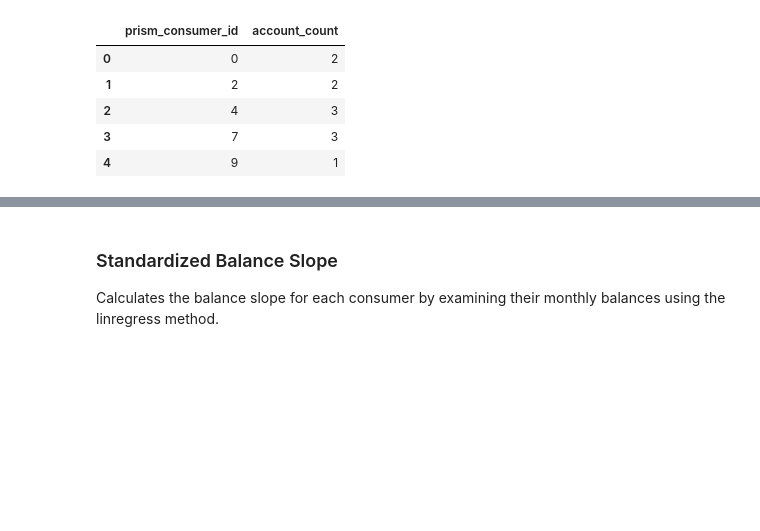
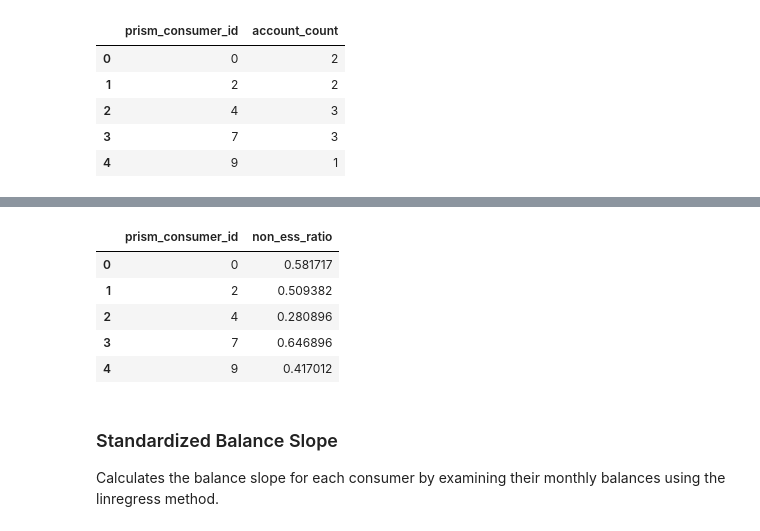
Before and after one commit to JiaDarren/DSC_180A, a Jupyter notebook: notebooks/risk_predictor.ipynb, the cells around one changed output, grey strips where cells are left out. Drawn from its saved outputs; the diff is of its cells as text; code cells hidden in the pictures; blank space fills up the shorter version.

Commit message:
add The Non-Essential Ratio Sheng

```diff
--- a/notebooks/risk_predictor.ipynb
+++ b/notebooks/risk_predictor.ipynb
@@ -184,3 +187,47 @@ account_count.head()
+# %%
+# a list of spending categories considered essential for each consumer.
+essential_lst = ['ACCOUNT_FEES',
+                 'GROCERIES','LOAN',
+                 'CREDIT_CARD_PAYMENT',
+                 'BILLS_UTILITIES',
+                 'AUTOMOTIVE',
+                 'INSURANCE',
+                 'ESSENTIAL_SERVICES',
+                 'HEALTHCARE_MEDICAL',
+                 'PETS','TAX','RENT',
+                 'MORTGAGE', 'CHILD_DEPENDENTS']
+# %%
+# non-essential spending for each consumer based on the defined essential categories.
+def non_essential_ratio(essential_lst, outflows):
+
+    # Create a binary column indicating if the category is essential
+    outflows = outflows.copy()
+    outflows['essential'] = outflows['category_description'].isin(essential_lst).astype(int)
+
+    # Calculate the non-essential ratio for each prism_consumer_id
+    result = (
+        outflows.groupby(['prism_consumer_id', 'essential'])['amount'].sum()
+        .unstack(fill_value=0)
+        .assign(non_ess_ratio=lambda x: x[0] / x.sum(axis=1))
+        .reset_index()
+    )
+
+    id_lst = result['prism_consumer_id'].tolist()
+    ess_ratio = result['non_ess_ratio'].tolist()
+    df = pd.DataFrame({'prism_consumer_id': id_lst, 'non_ess_ratio': ess_ratio})
+
+    return df
+# %%
+non_essential = non_essential_ratio(essential_lst, outflows)
+features.append(non_essential)
+non_essential.head()
+# %% [output]
+|  | prism_consumer_id | non_ess_ratio |
+| 0 | 0 | 0.581717 |
+| 1 | 2 | 0.509382 |
+| 2 | 4 | 0.280896 |
+| 3 | 7 | 0.646896 |
+| 4 | 9 | 0.417012 |
 # %% [markdown]
 ### Standardized Balance Slope
 Calculates the balance slope for each consumer by examining their monthly balances using the linregress method.
```
Also changed, not shown: parts of 2 cells of this notebook.
